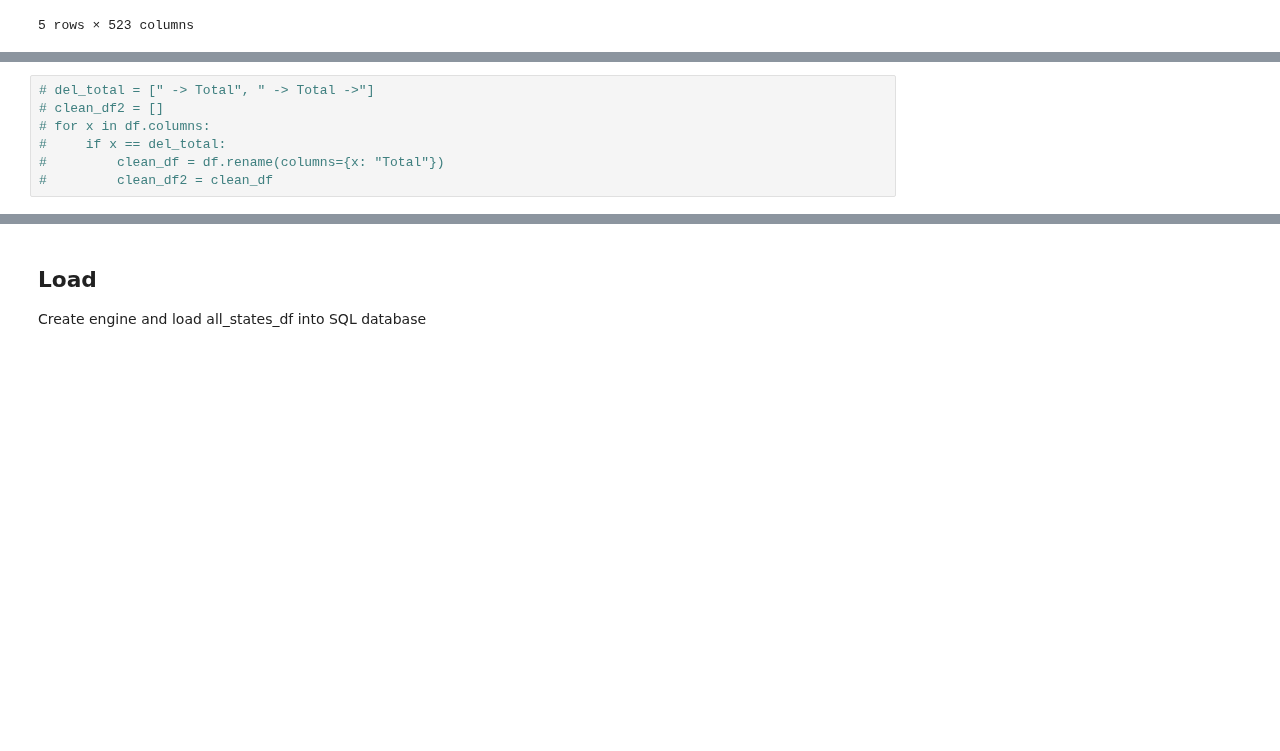
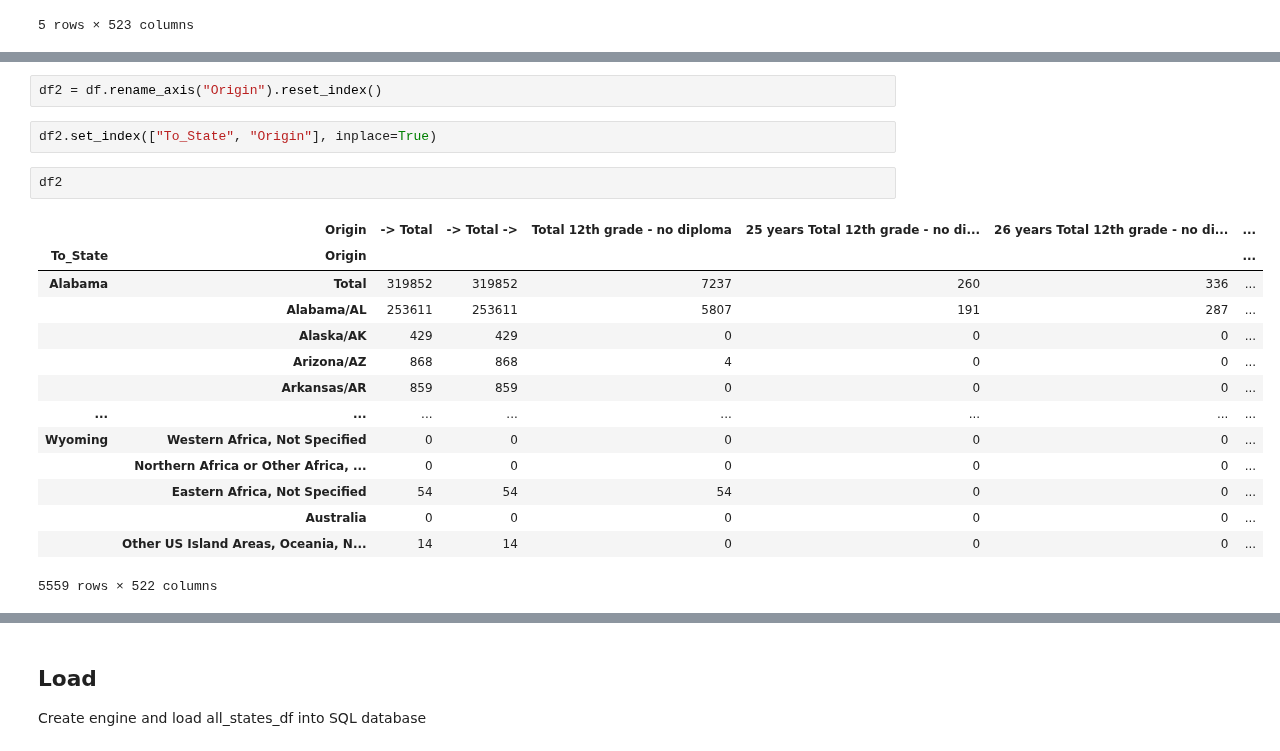
Before and after one commit to aliciasply/InterState-Migration, a Jupyter notebook: Code/state_dataset_transform_justin.ipynb, the cells around one changed output, grey strips where cells are left out. Cells and saved outputs as stored; diff of their text form; blank space fills up the shorter version.

```diff
--- a/Code/state_dataset_transform_justin.ipynb
+++ b/Code/state_dataset_transform_justin.ipynb
@@ -94,7 +83,21 @@ all_states_df
-# %%
-# del_total = [" -> Total", " -> Total ->"]
-# clean_df2 = []
-# for x in df.columns:
-#     if x == del_total:
-#         clean_df = df.rename(columns={x: "Total"})
-#         clean_df2 = clean_df
+# %%
+df2 = df.rename_axis("Origin").reset_index()
+# %%
+df2.set_index(["To_State", "Origin"], inplace=True)
+# %%
+df2
+# %% [output]
+|  | Origin | -> Total | -> Total -> | Total 12th grade - no diploma | 25 years Total 12th grade - no di... | 26 years Total 12th grade - no di... | ... |
+| To_State | Origin |  |  |  |  |  | ... |
+| Alabama | Total | 319852 | 319852 | 7237 | 260 | 336 | ... |
+|  | Alabama/AL | 253611 | 253611 | 5807 | 191 | 287 | ... |
+|  | Alaska/AK | 429 | 429 | 0 | 0 | 0 | ... |
+|  | Arizona/AZ | 868 | 868 | 4 | 0 | 0 | ... |
+|  | Arkansas/AR | 859 | 859 | 0 | 0 | 0 | ... |
+| ... | ... | ... | ... | ... | ... | ... | ... |
+| Wyoming | Western Africa, Not Specified | 0 | 0 | 0 | 0 | 0 | ... |
+|  | Northern Africa or Other Africa, ... | 0 | 0 | 0 | 0 | 0 | ... |
+|  | Eastern Africa, Not Specified | 54 | 54 | 54 | 0 | 0 | ... |
+|  | Australia | 0 | 0 | 0 | 0 | 0 | ... |
+|  | Other US Island Areas, Oceania, N... | 14 | 14 | 0 | 0 | 0 | ... |
+5559 rows × 522 columns
```
Also changed, not shown: parts of 24 cells of this notebook.
